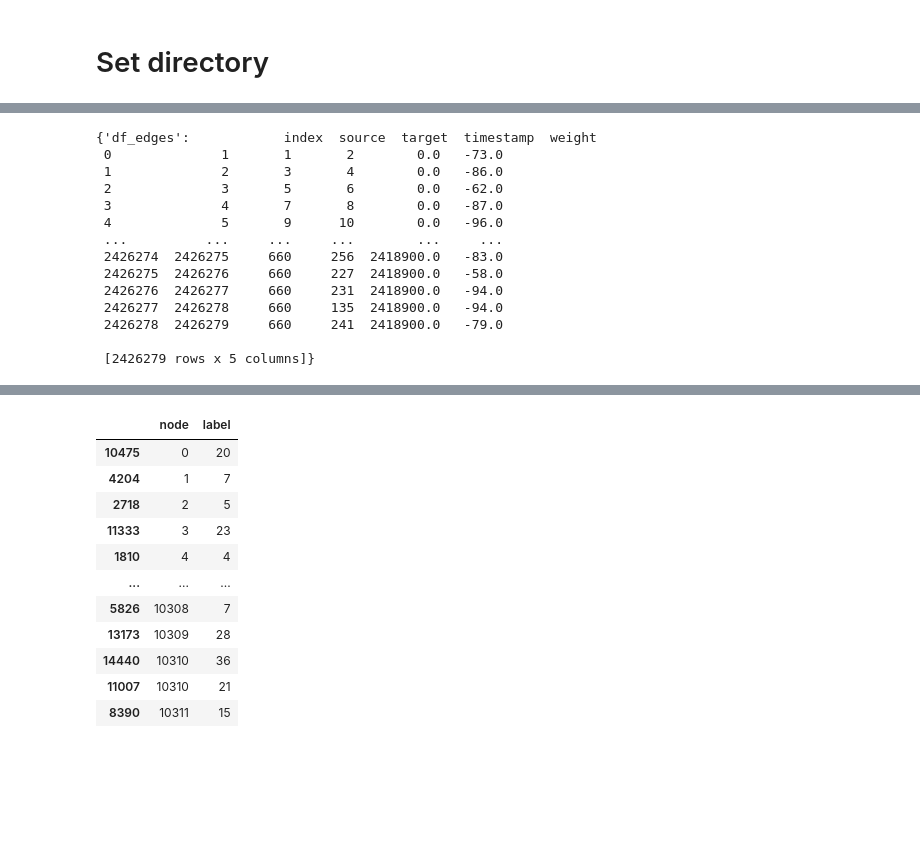
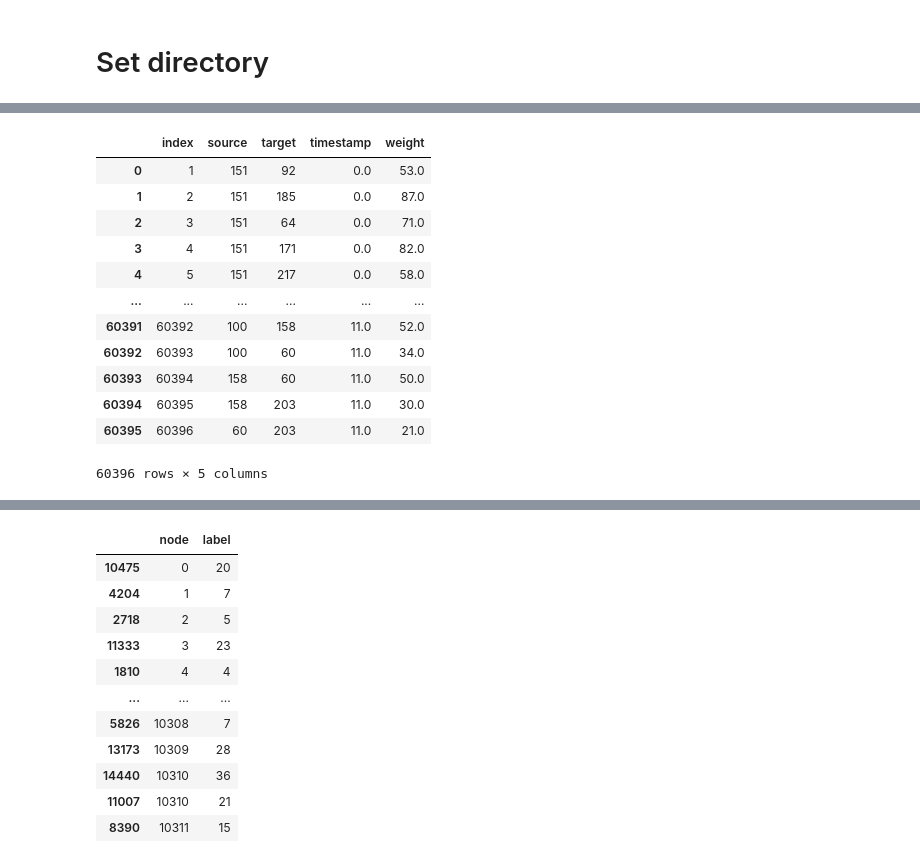
Before and after one commit to hisanor013/SLMI2, a Jupyter notebook: 2023_8_11_Data.ipynb, the cells around one changed output, grey strips where cells are left out. Drawn from its saved outputs; the diff is of its cells as text; code cells hidden in the pictures; blank space fills up the shorter version.

```diff
--- a/2023_8_11_Data.ipynb
+++ b/2023_8_11_Data.ipynb
@@ -20,13 +62,15 @@ name2file_name.update({"blogcatalog":path_data + "blogcatalog.mat",
                       })
 # %%
-name = "blogcatalog"
-#name = "homosapiens"
-#name = "wikipos"
-#name = "enron"
-#name = "uslegis"
-#name = "unvote"
-#name = "untrade"
-#name = "contacts"
+#name = "blogcatalog" # CHECKED
+#name = "homosapiens" # CHECKED
+#name = "wikipos" # CHECKED
+#name = "enron" # CHECKED
+#name = "uslegis_net_dyn" # CHECKED
+#name = "unvote" # CHECKED
+#name = "untrade" # CHECKED
+#name = "contacts"  # CHECKED
+name = "uslegis_net"
+
 file_name = name2file_name[name]
 # %%
 #
@@ -142,7 +186,7 @@ def get_data(name,original_format=False):
         # Update
         data_dict.update({"df_edges":df_edges})
 
-    elif name == "uslegis":
+    elif name =="uslegis_net_dyn":
 
         # ALL ZERO
         #file_name_1 = name2file_name[name] + "ml_USLegis_node.npy"
@@ -242,6 +286,22 @@ def get_data(name,original_format=False):
             df_edges["weight"] = list(edge_features[1:,0])
             data_dict.update({"df_edges":df_edges})
 
+    elif name == "uslegis_net":
+
+        file_name_1 = name2file_name[name] + "congress-bills-full-node-labels.txt"
+        df_nodes = pd.read_csv(file_name_1,sep="\t",header=None)
+        df_nodes.columns = ["node","name"]
+
+        file_name_2 = name2file_name[name] + "congress-bills-full-proj-graph.txt"
+        df_edges = pd.read_csv(file_name_2,sep=" ",header=None)
+
+        if original_format:
+            df_edges.columns = ["i","j","w"]
+        else:
+            df_edges.columns = ["source","target","weight"]
+
+        data_dict.update({"df_nodes":df_nodes,"df_edges":df_edges})
+
     else:
         print("Please enter correct data name")
         print(name2file_name.keys())
@@ -253,7 +313,8 @@ def get_data(name,original_format=False):
 #name = "homosapiens" # CHECKED
 #name = "wikipos" # CHECKED
 #name = "enron" # CHECKED
-#name = "uslegis" # CHECKED
+name = "uslegis_net_dyn" # CHECKED
 #name = "unvote" # CHECKED
 #name = "untrade" # CHECKED
 #name = "contacts"  # CHECKED
+#name = "uslegis_net"
@@ -260,18 +338,20 @@ def get_data(name,original_format=False):
 # %%
 data_dict = get_data(name,original_format=False)
-data_dict
+#df_nodes = data_dict["df_nodes"]
+df_edges = data_dict["df_edges"]
-# %% [output]
-{'df_edges':            index  source  target  timestamp  weight
- 0              1       1       2        0.0   -73.0
- 1              2       3       4        0.0   -86.0
- 2              3       5       6        0.0   -62.0
- 3              4       7       8        0.0   -87.0
- 4              5       9      10        0.0   -96.0
- ...          ...     ...     ...        ...     ...
- 2426274  2426275     660     256  2418900.0   -83.0
- 2426275  2426276     660     227  2418900.0   -58.0
- 2426276  2426277     660     231  2418900.0   -94.0
- 2426277  2426278     660     135  2418900.0   -94.0
- 2426278  2426279     660     241  2418900.0   -79.0
-
- [2426279 rows x 5 columns]}
+# %%
+df_edges
+# %% [output]
+|  | index | source | target | timestamp | weight |
+| 0 | 1 | 151 | 92 | 0.0 | 53.0 |
+| 1 | 2 | 151 | 185 | 0.0 | 87.0 |
+| 2 | 3 | 151 | 64 | 0.0 | 71.0 |
+| 3 | 4 | 151 | 171 | 0.0 | 82.0 |
+| 4 | 5 | 151 | 217 | 0.0 | 58.0 |
+| ... | ... | ... | ... | ... | ... |
+| 60391 | 60392 | 100 | 158 | 11.0 | 52.0 |
+| 60392 | 60393 | 100 | 60 | 11.0 | 34.0 |
+| 60393 | 60394 | 158 | 60 | 11.0 | 50.0 |
+| 60394 | 60395 | 158 | 203 | 11.0 | 30.0 |
+| 60395 | 60396 | 60 | 203 | 11.0 | 21.0 |
+60396 rows × 5 columns
```
Also changed, not shown: parts of 11 cells of this notebook, 38 other files.
